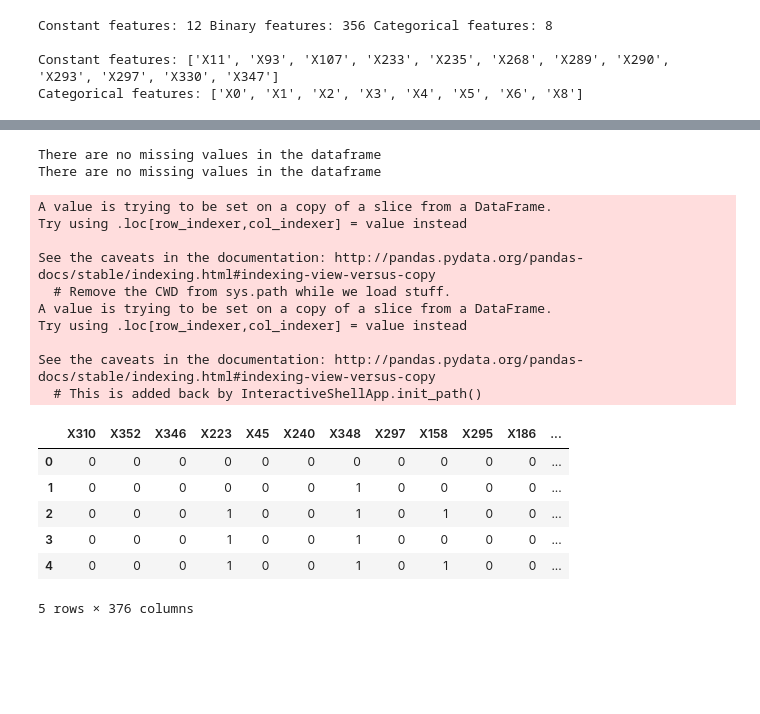
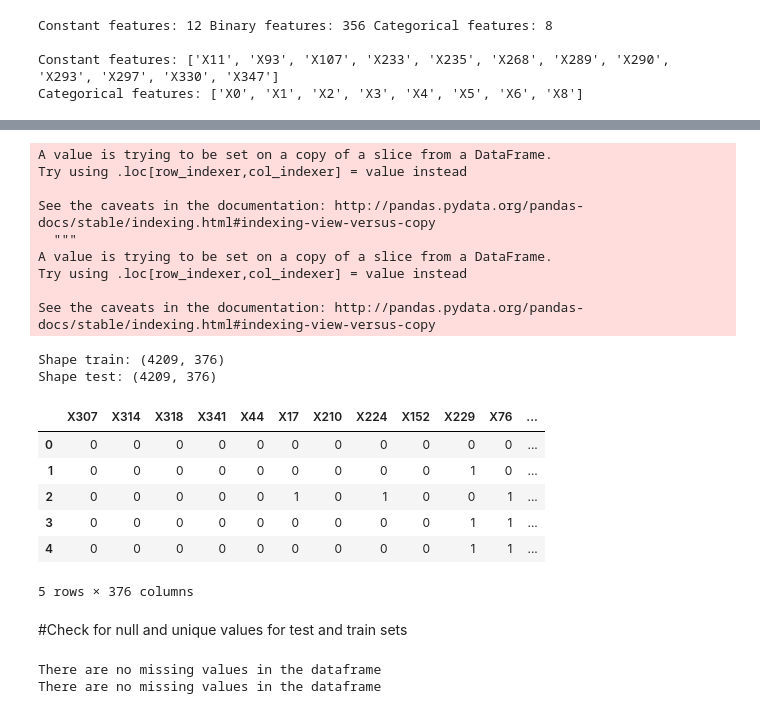
Before and after one commit to SamuelVinay91/MachineLearning, a Jupyter notebook: Mercedes_Benz_Problem_statement.ipynb, the cells around one changed output, grey strips where cells are left out. Saved outputs shown, nothing was run; the diff lists cells and outputs as text; code cells hidden in the pictures; blank space fills up the shorter version.

```diff
--- a/Mercedes_Benz_Problem_statement.ipynb
+++ b/Mercedes_Benz_Problem_statement.ipynb
@@ -101,3 +118,35 @@ id_test = df_test['ID'].values
 
 x_train = df_train[usable_columns]
 x_test = df_test[usable_columns]
+# %%
+# process columns, apply LabelEncoder to categorical features
+for c in usable_columns:
+    if x_train[c].dtype == 'object':
+        lbl = LabelEncoder()
+        lbl.fit(list(x_train[c].values) + list(x_test[c].values))
+        x_train[c] = lbl.transform(list(x_train[c].values))
+        x_test[c] = lbl.transform(list(x_test[c].values))
+
+# shape
+print('Shape train: {}\nShape test: {}'.format(x_train.shape, x_test.shape))
+
+x_train.head()
+# %% [output]
+A value is trying to be set on a copy of a slice from a DataFrame.
+Try using .loc[row_indexer,col_indexer] = value instead
+
+See the caveats in the documentation: http://pandas.pydata.org/pandas-docs/stable/indexing.html#indexing-view-versus-copy
+  """
+A value is trying to be set on a copy of a slice from a DataFrame.
+Try using .loc[row_indexer,col_indexer] = value instead
+
+See the caveats in the documentation: http://pandas.pydata.org/pandas-docs/stable/indexing.html#indexing-view-versus-copy
+Shape train: (4209, 376)
+Shape test: (4209, 376)
+|  | X307 | X314 | X318 | X341 | X44 | X17 | X210 | X224 | X152 | X229 | X76 | ... |
+| 0 | 0 | 0 | 0 | 0 | 0 | 0 | 0 | 0 | 0 | 0 | 0 | ... |
+| 1 | 0 | 0 | 0 | 0 | 0 | 0 | 0 | 0 | 0 | 1 | 0 | ... |
+| 2 | 0 | 0 | 0 | 0 | 0 | 1 | 0 | 1 | 0 | 0 | 1 | ... |
+| 3 | 0 | 0 | 0 | 0 | 0 | 0 | 0 | 0 | 0 | 1 | 1 | ... |
+| 4 | 0 | 0 | 0 | 0 | 0 | 0 | 0 | 0 | 0 | 1 | 1 | ... |
+5 rows × 376 columns
@@ -104 +166,3 @@ x_test = df_test[usable_columns]
+# %% [markdown]
+#Check for null and unique values for test and train sets
 # %%
@@ -114,37 +176,3 @@ check_missing_values(x_test)
 # %% [output]
 There are no missing values in the dataframe
 There are no missing values in the dataframe
-# %%
-# Step8: If for any column(s), the variance is equal to zero,
-# then you need to remove those variable(s).
-# Apply label encoder
-
-for column in usable_columns:
-    cardinality = len(np.unique(x_train[column]))
-    if cardinality == 1:
-        x_train.drop(column, axis=1) # Column with only one
-        # value is useless so we drop it
-        x_test.drop(column, axis=1)
-    if cardinality > 2: # Column is categorical
-        mapper = lambda x: sum([ord(digit) for digit in x])
-        x_train[column] = x_train[column].apply(mapper)
-        x_test[column] = x_test[column].apply(mapper)
-x_train.head()
-# %% [output]
-A value is trying to be set on a copy of a slice from a DataFrame.
-Try using .loc[row_indexer,col_indexer] = value instead
-
-See the caveats in the documentation: http://pandas.pydata.org/pandas-docs/stable/indexing.html#indexing-view-versus-copy
-  # Remove the CWD from sys.path while we load stuff.
-A value is trying to be set on a copy of a slice from a DataFrame.
-Try using .loc[row_indexer,col_indexer] = value instead
-
-See the caveats in the documentation: http://pandas.pydata.org/pandas-docs/stable/indexing.html#indexing-view-versus-copy
-  # This is added back by InteractiveShellApp.init_path()
-|  | X310 | X352 | X346 | X223 | X45 | X240 | X348 | X297 | X158 | X295 | X186 | ... |
-| 0 | 0 | 0 | 0 | 0 | 0 | 0 | 0 | 0 | 0 | 0 | 0 | ... |
-| 1 | 0 | 0 | 0 | 0 | 0 | 0 | 1 | 0 | 0 | 0 | 0 | ... |
-| 2 | 0 | 0 | 0 | 1 | 0 | 0 | 1 | 0 | 1 | 0 | 0 | ... |
-| 3 | 0 | 0 | 0 | 1 | 0 | 0 | 1 | 0 | 0 | 0 | 0 | ... |
-| 4 | 0 | 0 | 0 | 1 | 0 | 0 | 1 | 0 | 1 | 0 | 0 | ... |
-5 rows × 376 columns
```
Also changed, not shown: parts of 24 cells of this notebook.
